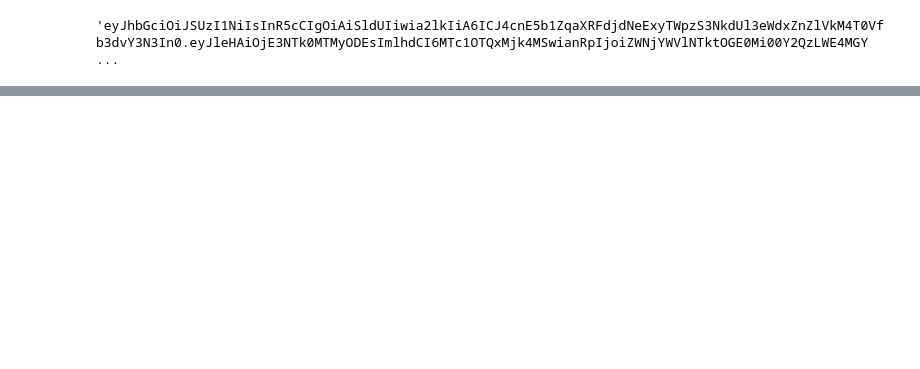
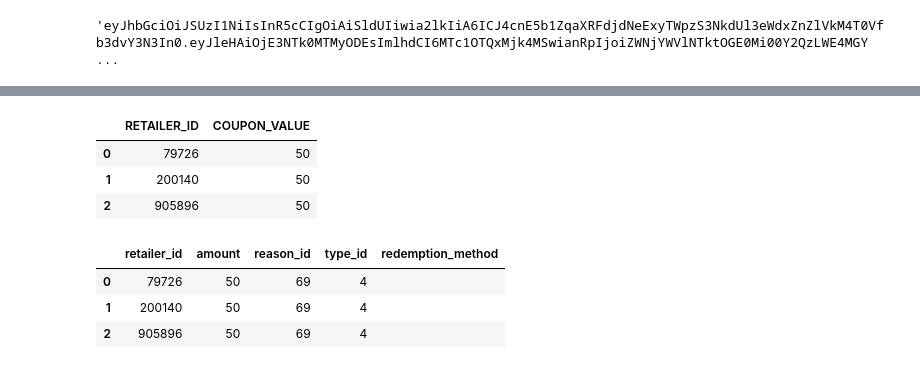
Before and after one commit to Maxab-Growth/Seif, a Jupyter notebook: Seif's_stuff/copoun_upload.ipynb, the cells around one changed output, grey strips where cells are left out. Saved outputs shown, nothing was run; the diff lists cells and outputs as text; code cells hidden in the pictures; blank space fills up the shorter version.

```diff
--- a/Seif's_stuff/copoun_upload.ipynb
+++ b/Seif's_stuff/copoun_upload.ipynb
@@ -135,0 +180,23 @@ get_jwt()
+# %%
+data = data.head(3)
+data
+# %% [output]
+|  | RETAILER_ID | COUPON_VALUE |
+| 0 | 79726 | 50 |
+| 1 | 200140 | 50 |
+| 2 | 905896 | 50 |
+# %%
+coupons = data[["RETAILER_ID", "COUPON_VALUE"]].rename(
+columns={
+    "RETAILER_ID": "retailer_id",
+    "COUPON_VALUE": "amount"})
+
+coupons["reason_id"] = 69
+coupons["type_id"] = 4
+coupons["redemption_method"] =''
+coupons
+# %% [output]
+|  | retailer_id | amount | reason_id | type_id | redemption_method |
+| 0 | 79726 | 50 | 69 | 4 |  |
+| 1 | 200140 | 50 | 69 | 4 |  |
+| 2 | 905896 | 50 | 69 | 4 |  |
```
Also changed, not shown: parts of 7 cells of this notebook, 6 other files.
